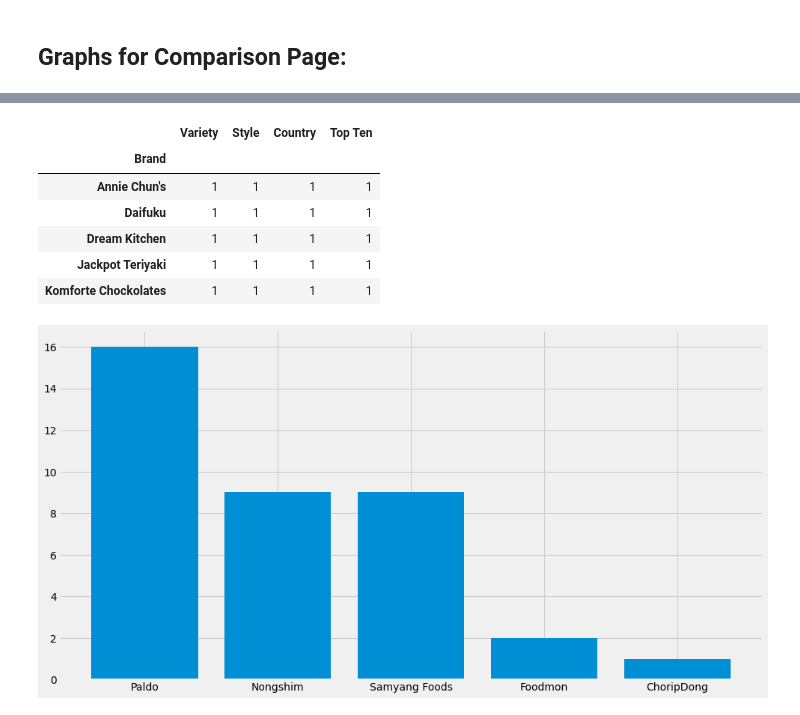
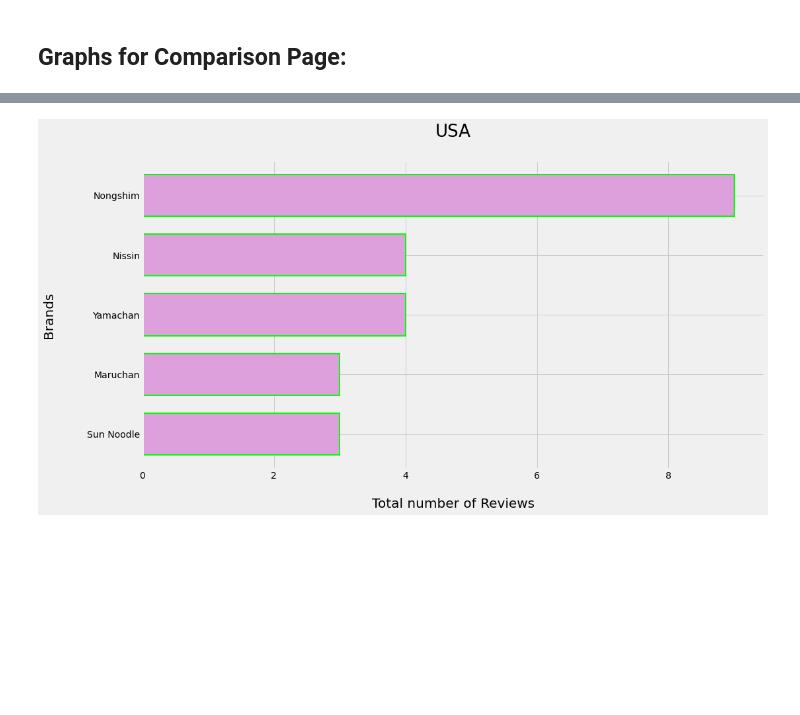
Before and after one commit to garrettg615/web-design-challenge, a Jupyter notebook: ramen_analysis.ipynb, the cells around one changed output, grey strips where cells are left out. Drawn from its saved outputs; the diff is of its cells as text; code cells hidden in the pictures; blank space fills up the shorter version.

```diff
--- a/ramen_analysis.ipynb
+++ b/ramen_analysis.ipynb
@@ -205,15 +205,19 @@ plt.show()
 japan_df = top_country_df.loc[top_country_df['Country']=='Japan']
 jp_grouped_df = japan_df.groupby(['Stars','Brand']).count()
 jp_brand_df = jp_grouped_df.loc[5.0]
-jp_brand_df = jp_brand_df.sort_values('Variety',ascending=False)
+jp_brand_df = jp_brand_df.sort_values('Variety', ascending=False)
 jp_top_5 = jp_brand_df.head()
 
+# USA
+
+USA_top_5 = USA_brands_df.sort_values('Variety',ascending=False)
+USA_top_5 = USA_top_5.head()
 
 # South Korea
 SKorea_df = top_country_df.loc[top_country_df['Country']=='South Korea']
 sk_grouped_df = SKorea_df.groupby(['Stars','Brand']).count()
 sk_brand_df = sk_grouped_df.loc[5.0]
-sk_brand_df = sk_brand_df.sort_values('Variety',ascending=False)
+sk_brand_df = sk_brand_df.sort_values('Variety', ascending=False)
 sk_top_5 = sk_brand_df.head()
 
 
@@ -221,19 +225,19 @@ sk_top_5 = sk_brand_df.head()
 taiwan_df = top_country_df.loc[top_country_df['Country']=='Taiwan']
 tw_grouped_df = taiwan_df.groupby(['Stars','Brand']).count()
 tw_brand_df = tw_grouped_df.loc[5.0]
-tw_brand_df = tw_brand_df.sort_values('Variety',ascending=False)
+tw_brand_df = tw_brand_df.sort_values('Variety', ascending=False)
 tw_top_5 = tw_brand_df.head()
 
 # Thailand
 thai_brand_df = top_country_df.loc[top_country_df['Country']=='Thailand']
 thai_grouped_df = thai_brand_df.groupby(['Stars','Brand']).count()
 thai_brand_df = thai_grouped_df.loc[5.0]
-thai_brand_df = thai_brand_df.sort_values('Variety',ascending=False)
+thai_brand_df = thai_brand_df.sort_values('Variety', ascending=False)
 thai_top_5 = thai_brand_df.head()
 
 # China
 china_brand_df = top_country_df.loc[top_country_df['Country']=='China']
 china_grouped_df = china_brand_df.groupby(['Stars','Brand']).count()
 china_brand_df = china_grouped_df.loc[5.0]
-china_brand_df = china_brand_df.sort_values('Variety',ascending=False)
+china_brand_df = china_brand_df.sort_values('Variety', ascending=False)
 china_top_5 = china_brand_df.head()
@@ -248,29 +258,14 @@ plt.show()
 # %%
 ## USA bar top 5 brands
-usa_top_5 = brands_top_brands.head()
 
-
-
-plt.figure(figsize=(13,7))
-usa_brand_bar = brands_top_brands['Variety'].plot(kind='barh',color='plum',width=0.85,edgecolor='lime')
-plt.title('Popular Ramens in the USA\n',fontsize=26,color='black')
+plt.figure(figsize=(15,8))
+USA_brand_bar = plt.barh(y=USA_top_5.index,width=USA_top_5['Variety'],height=0.7,
+                         color='plum',edgecolor='lime',linewidth=2.0)
+plt.gca().invert_yaxis()
+plt.title('USA\n',fontsize=26,color='black')
 plt.xlabel('\nTotal number of Reviews',fontsize=20,color='black')
 plt.ylabel('Brands\n\n',fontsize=20,color='black')
-#plt.savefig('visualizations/popular_ramen_usa.png')
+#plt.savefig('visualizations/usa_top_brands.jpeg')
 plt.show()
 # %% [output]
-|  | Variety | Style | Country | Top Ten |
-| Brand |  |  |  |  |
-| Annie Chun's | 1 | 1 | 1 | 1 |
-| Daifuku | 1 | 1 | 1 | 1 |
-| Dream Kitchen | 1 | 1 | 1 | 1 |
-| Jackpot Teriyaki | 1 | 1 | 1 | 1 |
-| Komforte Chockolates | 1 | 1 | 1 | 1 |
+[figure, added]
-# %%
-## South Korea Bar top 5 barnds
-
-plt.figure(figsize=(15,8))
-skorea_brand_bar = plt.bar(x=sk_top_5.index,height=sk_top_5['Variety'])
-plt.show()
-# %% [output]
-[figure, removed]
```
Also changed, not shown: parts of 11 cells of this notebook, 9 other files.
